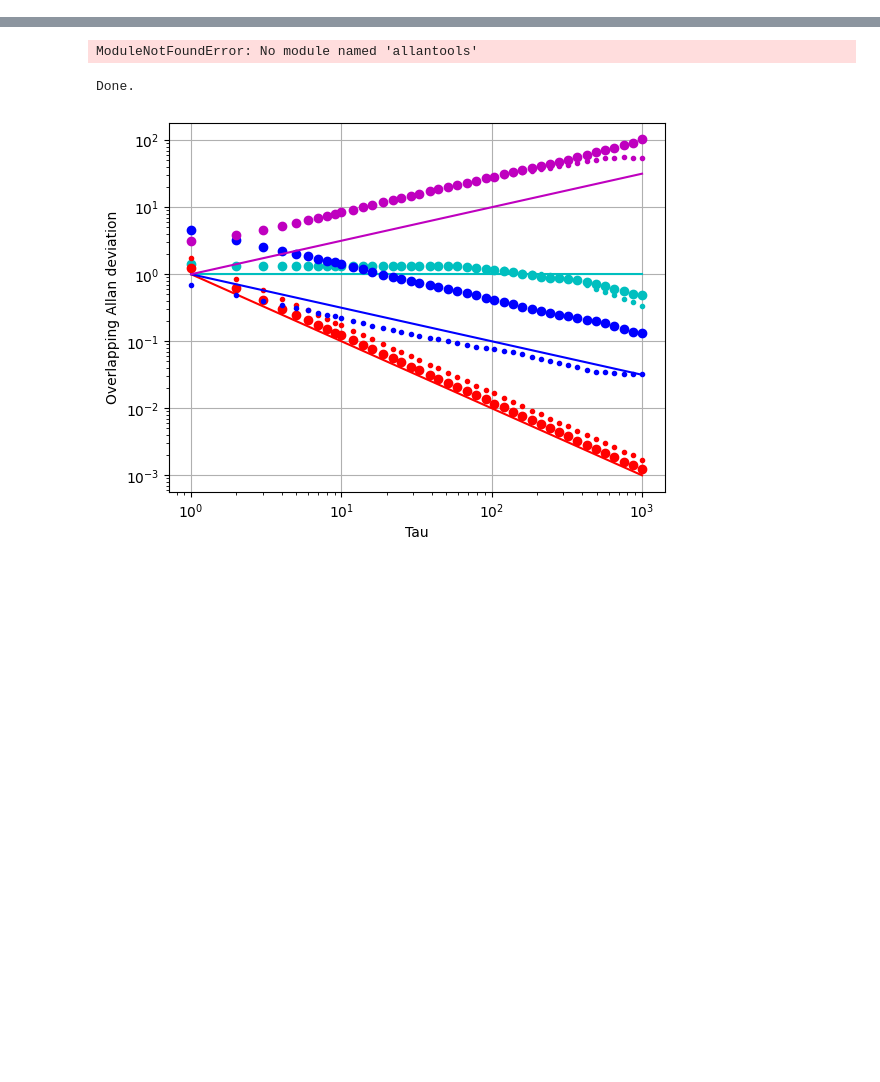
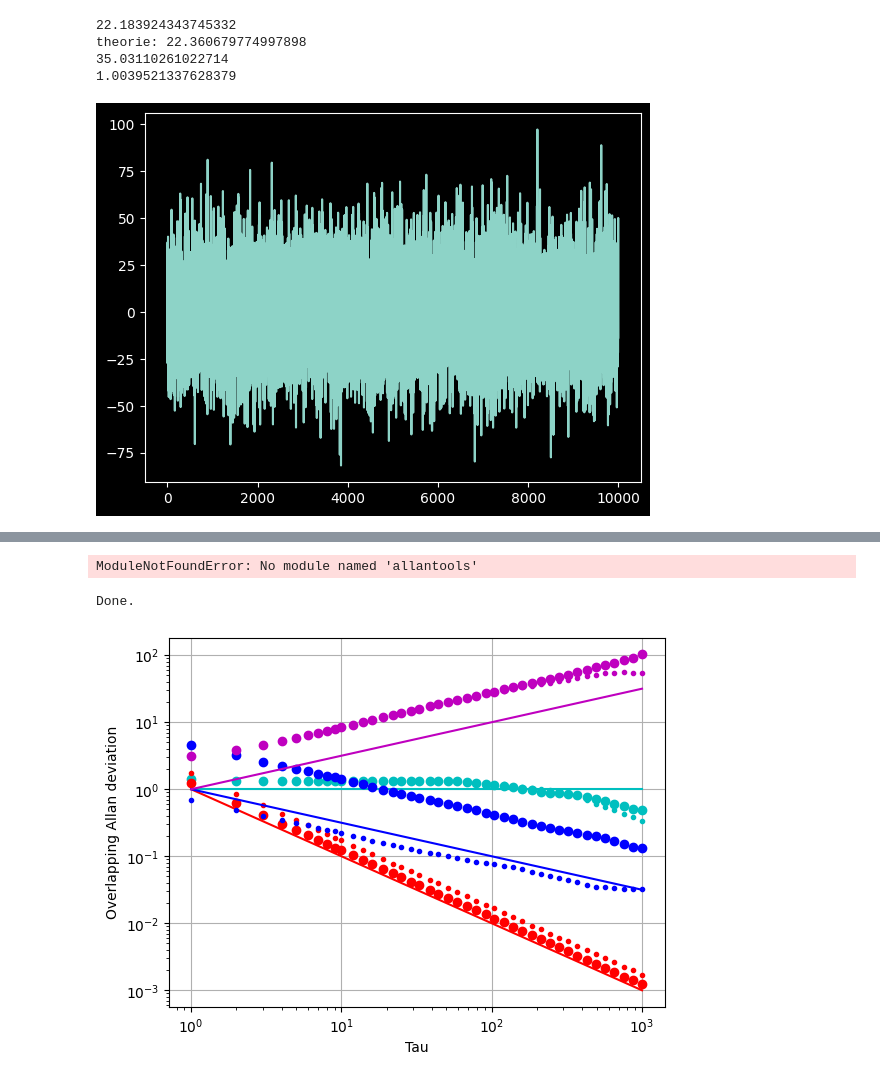
Before and after one commit to antoinebarre/firefly, a Jupyter notebook: demo/noise_modeling.ipynb, the cells around one changed output, grey strips where cells are left out. Drawn from its saved outputs; the diff is of its cells as text; code cells hidden in the pictures; blank space fills up the shorter version.

```diff
--- a/demo/noise_modeling.ipynb
+++ b/demo/noise_modeling.ipynb
@@ -0,0 +63,60 @@
+# %%
+import allantools.noise as noise
+import matplotlib.pyplot as plt
+import numpy as np
+
+N = 10000
+fs = 200
+R = 5
+
+whiteX = noise.white(
+    num_points=N,
+    b0=R,  # [X^2/Hz]
+    fs=fs
+)
+
+plt.plot(whiteX)
+print(np.std(whiteX))
+print(f"theorie: {np.sqrt(R*fs/2)}")
+
+# voir https://dsp.stackexchange.com/questions/55132/power-spectral-density-of-discrete-white-gaussian-noise-defined-with-variance-an
+# DSP = 2*sig^2*dt soit sig^2 = DSP*fs/2
+
+
+def awgn_noise(length, power, Bandwidth):
+    sigma = np.sqrt(Bandwidth * 10**(power/10))
+    noise = np.random.normal(0, sigma, length)
+    return noise
+
+whiteX2 = awgn_noise(
+    length=N,
+    power=R,
+    Bandwidth=fs*2
+)
+
+print(np.std(whiteX2))
+
+def noise_psd(N, psd = lambda f: 1):
+        X_white = np.fft.rfft(np.random.randn(N))
+        S = psd(np.fft.rfftfreq(N))
+        # Normalize S
+        S = S / np.sqrt(np.mean(S**2))
+        X_shaped = X_white * S
+        return np.fft.irfft(X_shaped)
+
+def PSDGenerator(f):
+    return lambda N: noise_psd(N, f)
+
+@PSDGenerator
+def white_noise(f):
+    return 1;
+
+
+a = white_noise(N)
+print(np.std(a))
+# %% [output]
+22.183924343745332
+theorie: 22.360679774997898
+35.03110261022714
+1.0039521337628379
+[figure, added]
```
Also changed, not shown: parts of 15 cells of this notebook, 12 other files.
